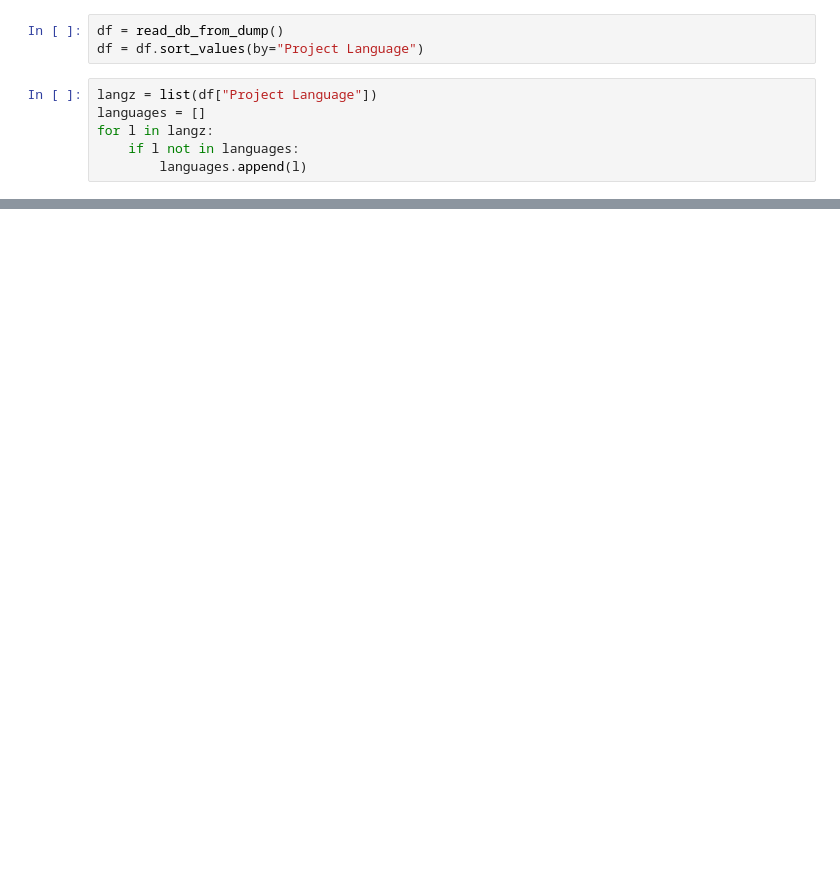
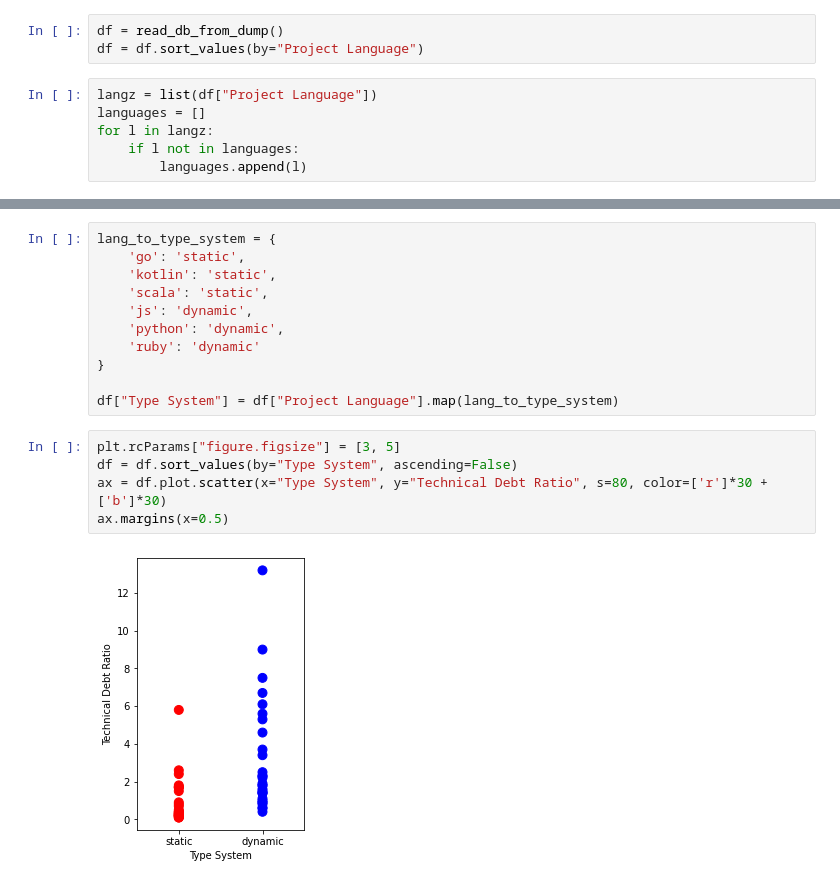
Before and after one commit to rhaeguard/static-vs-dynamic-research-project, a Jupyter notebook: scripts/data-collection/visualize.ipynb, the cells around one changed output, grey strips where cells are left out. Cells and saved outputs as stored; diff of their text form; blank space fills up the shorter version.

```diff
--- a/scripts/data-collection/visualize.ipynb
+++ b/scripts/data-collection/visualize.ipynb
@@ -37,0 +45,18 @@ ax.get_figure().savefig('tdr.jpg')
+# %%
+lang_to_type_system = {
+    'go': 'static',
+    'kotlin': 'static',
+    'scala': 'static',
+    'js': 'dynamic',
+    'python': 'dynamic',
+    'ruby': 'dynamic'
+}
+
+df["Type System"] = df["Project Language"].map(lang_to_type_system)
+# %%
+plt.rcParams["figure.figsize"] = [3, 5]
+df = df.sort_values(by="Type System", ascending=False)
+ax = df.plot.scatter(x="Type System", y="Technical Debt Ratio", s=80, color=['r']*30 + ['b']*30)
+ax.margins(x=0.5)
+# %% [output]
+[figure, added]
```
Also changed, not shown: parts of 4 cells of this notebook, 27 other files.
